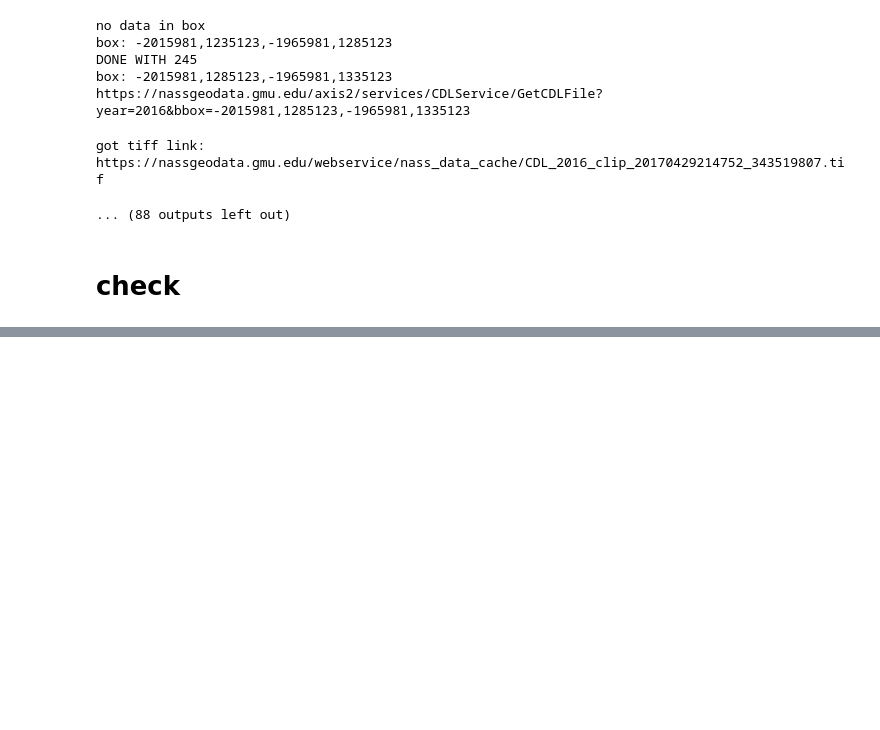
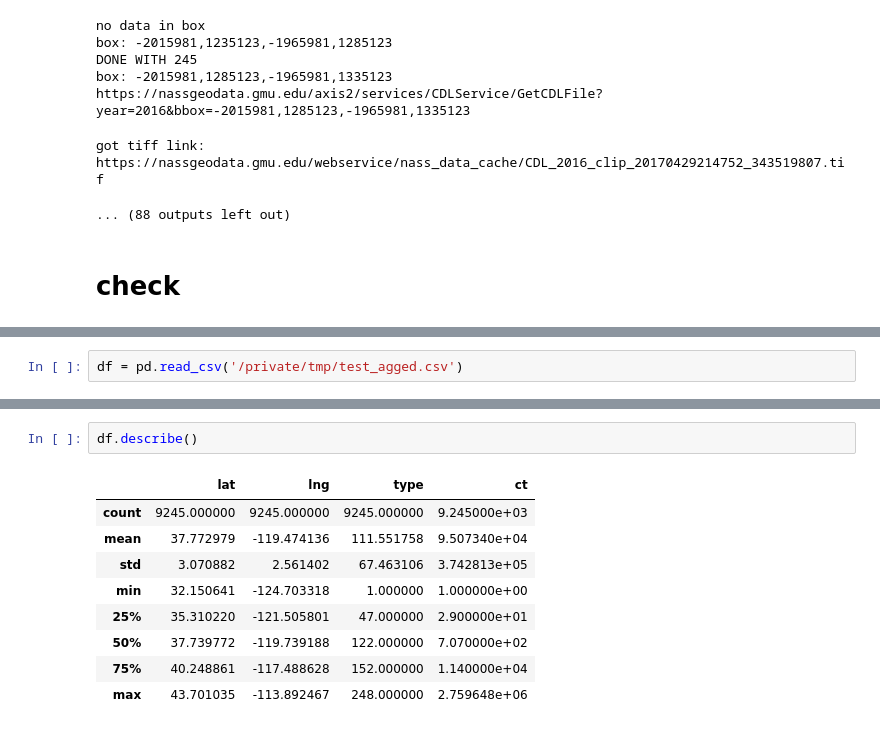
Before and after one commit to Sticksword/SpaceApps2017, a Jupyter notebook: ipynotebooks/Parse USDA Data.ipynb, the cells around one changed output, grey strips where cells are left out. Drawn from its saved outputs; the diff is of its cells as text; blank space fills up the shorter version.

```diff
--- a/ipynotebooks/Parse USDA Data.ipynb
+++ b/ipynotebooks/Parse USDA Data.ipynb
@@ -258,0 +227,2 @@ im = plt.imshow(Z)
+# %%
+df = pd.read_csv('/private/tmp/test_agged.csv')
@@ -258,0 +243,12 @@ im = plt.imshow(Z)
+# %%
+df.describe()
+# %% [output]
+|  | lat | lng | type | ct |
+| count | 9245.000000 | 9245.000000 | 9245.000000 | 9.245000e+03 |
+| mean | 37.772979 | -119.474136 | 111.551758 | 9.507340e+04 |
+| std | 3.070882 | 2.561402 | 67.463106 | 3.742813e+05 |
+| min | 32.150641 | -124.703318 | 1.000000 | 1.000000e+00 |
+| 25% | 35.310220 | -121.505801 | 47.000000 | 2.900000e+01 |
+| 50% | 37.739772 | -119.739188 | 122.000000 | 7.070000e+02 |
+| 75% | 40.248861 | -117.488628 | 152.000000 | 1.140000e+04 |
+| max | 43.701035 | -113.892467 | 248.000000 | 2.759648e+06 |
```
Also changed, not shown: parts of 11 cells of this notebook, 4 other files.
